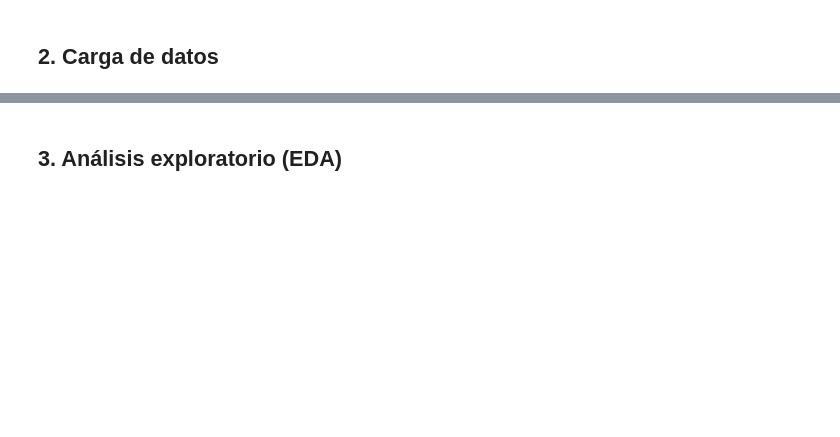
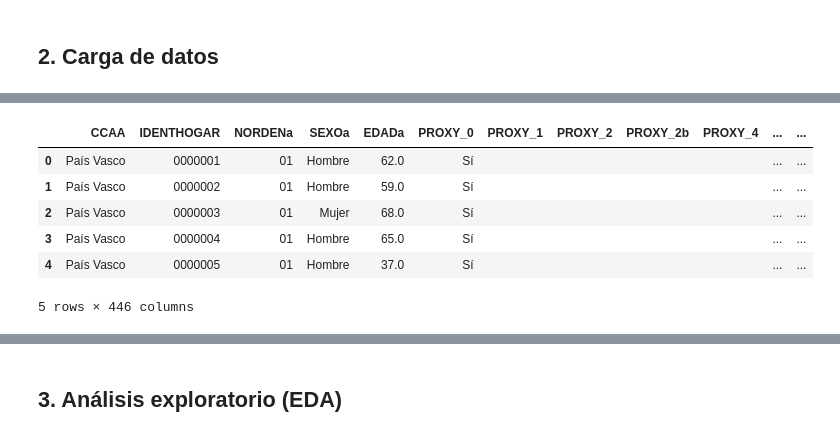
Before and after one commit to jorgeshzhndz/Riesgo_Cardiovascular_ML, a Jupyter notebook: notebooks/ML_Cardiovascular_Risk.ipynb, the cells around one changed output, grey strips where cells are left out. Cells and saved outputs as stored; diff of their text form; code cells hidden in the pictures; blank space fills up the shorter version.

```diff
--- a/notebooks/ML_Cardiovascular_Risk.ipynb
+++ b/notebooks/ML_Cardiovascular_Risk.ipynb
@@ -58,0 +69,10 @@ NameError: name 'pd' is not defined
+# %%
+df_etiq.head()
+# %% [output]
+|  | CCAA | IDENTHOGAR | NORDENa | SEXOa | EDADa | PROXY_0 | PROXY_1 | PROXY_2 | PROXY_2b | PROXY_4 | ... | ... |
+| 0 | País Vasco | 0000001 | 01 | Hombre | 62.0 | Sí |  |  |  |  | ... | ... |
+| 1 | País Vasco | 0000002 | 01 | Hombre | 59.0 | Sí |  |  |  |  | ... | ... |
+| 2 | País Vasco | 0000003 | 01 | Mujer | 68.0 | Sí |  |  |  |  | ... | ... |
+| 3 | País Vasco | 0000004 | 01 | Hombre | 65.0 | Sí |  |  |  |  | ... | ... |
+| 4 | País Vasco | 0000005 | 01 | Hombre | 37.0 | Sí |  |  |  |  | ... | ... |
+5 rows × 446 columns
```
Also changed, not shown: parts of 11 cells of this notebook.
